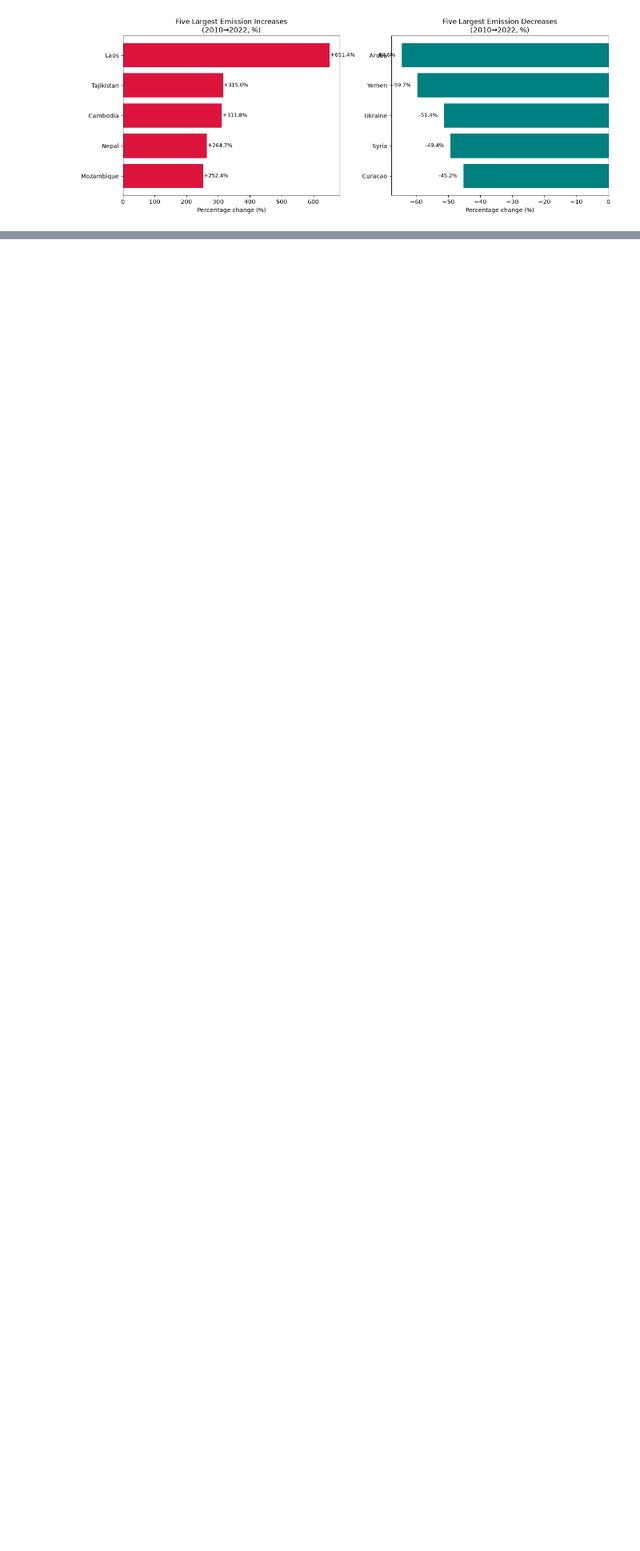
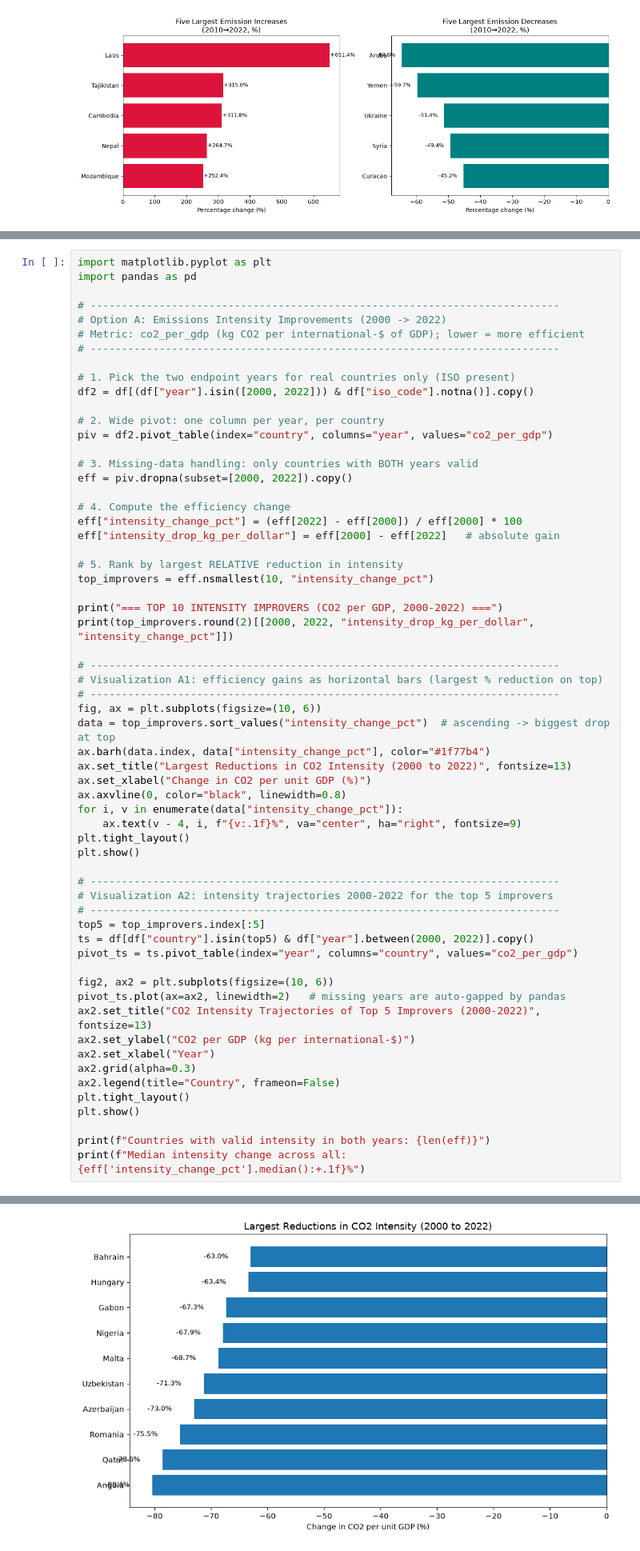
Before and after one commit to miokat-lgtm/module-1-template, a Jupyter notebook: notebooks/session2.ipynb, the cells around one changed output, grey strips where cells are left out. Shown at 80% size. Saved outputs shown, nothing was run; the diff lists cells and outputs as text; blank space fills up the shorter version.

```diff
--- a/notebooks/session2.ipynb
+++ b/notebooks/session2.ipynb
@@ -512,0 +565,62 @@ Select ONE question and complete the analysis:
+# %%
+import matplotlib.pyplot as plt
+import pandas as pd
+
+# ---------------------------------------------------------------------------
+# Option A: Emissions Intensity Improvements (2000 -> 2022)
+# Metric: co2_per_gdp (kg CO2 per international-$ of GDP); lower = more efficient
+# ---------------------------------------------------------------------------
+
+# 1. Pick the two endpoint years for real countries only (ISO present)
+df2 = df[(df["year"].isin([2000, 2022])) & df["iso_code"].notna()].copy()
+
+# 2. Wide pivot: one column per year, per country
+piv = df2.pivot_table(index="country", columns="year", values="co2_per_gdp")
+
+# 3. Missing-data handling: only countries with BOTH years valid
+eff = piv.dropna(subset=[2000, 2022]).copy()
+
+# 4. Compute the efficiency change
+eff["intensity_change_pct"] = (eff[2022] - eff[2000]) / eff[2000] * 100
+eff["intensity_drop_kg_per_dollar"] = eff[2000] - eff[2022]   # absolute gain
+
+# 5. Rank by largest RELATIVE reduction in intensity
+top_improvers = eff.nsmallest(10, "intensity_change_pct")
+
+print("=== TOP 10 INTENSITY IMPROVERS (CO2 per GDP, 2000-2022) ===")
+print(top_improvers.round(2)[[2000, 2022, "intensity_drop_kg_per_dollar", "intensity_change_pct"]])
+
+# ---------------------------------------------------------------------------
+# Visualization A1: efficiency gains as horizontal bars (largest % reduction on top)
+# ---------------------------------------------------------------------------
+fig, ax = plt.subplots(figsize=(10, 6))
+data = top_improvers.sort_values("intensity_change_pct")  # ascending -> biggest drop at top
+ax.barh(data.index, data["intensity_change_pct"], color="#1f77b4")
+ax.set_title("Largest Reductions in CO2 Intensity (2000 to 2022)", fontsize=13)
+ax.set_xlabel("Change in CO2 per unit GDP (%)")
+ax.axvline(0, color="black", linewidth=0.8)
+for i, v in enumerate(data["intensity_change_pct"]):
+    ax.text(v - 4, i, f"{v:.1f}%", va="center", ha="right", fontsize=9)
+plt.tight_layout()
+plt.show()
+
+# ---------------------------------------------------------------------------
+# Visualization A2: intensity trajectories 2000-2022 for the top 5 improvers
+# ---------------------------------------------------------------------------
+top5 = top_improvers.index[:5]
+ts = df[df["country"].isin(top5) & df["year"].between(2000, 2022)].copy()
+pivot_ts = ts.pivot_table(index="year", columns="country", values="co2_per_gdp")
+
+fig2, ax2 = plt.subplots(figsize=(10, 6))
+pivot_ts.plot(ax=ax2, linewidth=2)   # missing years are auto-gapped by pandas
+ax2.set_title("CO2 Intensity Trajectories of Top 5 Improvers (2000-2022)", fontsize=13)
+ax2.set_ylabel("CO2 per GDP (kg per international-$)")
+ax2.set_xlabel("Year")
+ax2.grid(alpha=0.3)
+ax2.legend(title="Country", frameon=False)
+plt.tight_layout()
+plt.show()
+
+print(f"Countries with valid intensity in both years: {len(eff)}")
+print(f"Median intensity change across all: {eff['intensity_change_pct'].median():+.1f}%")
+# %% [output]
@@ -512,0 +640 @@ Select ONE question and complete the analysis:
+[figure, added]
```
Also changed, not shown: parts of 14 cells of this notebook, 2 other files.
